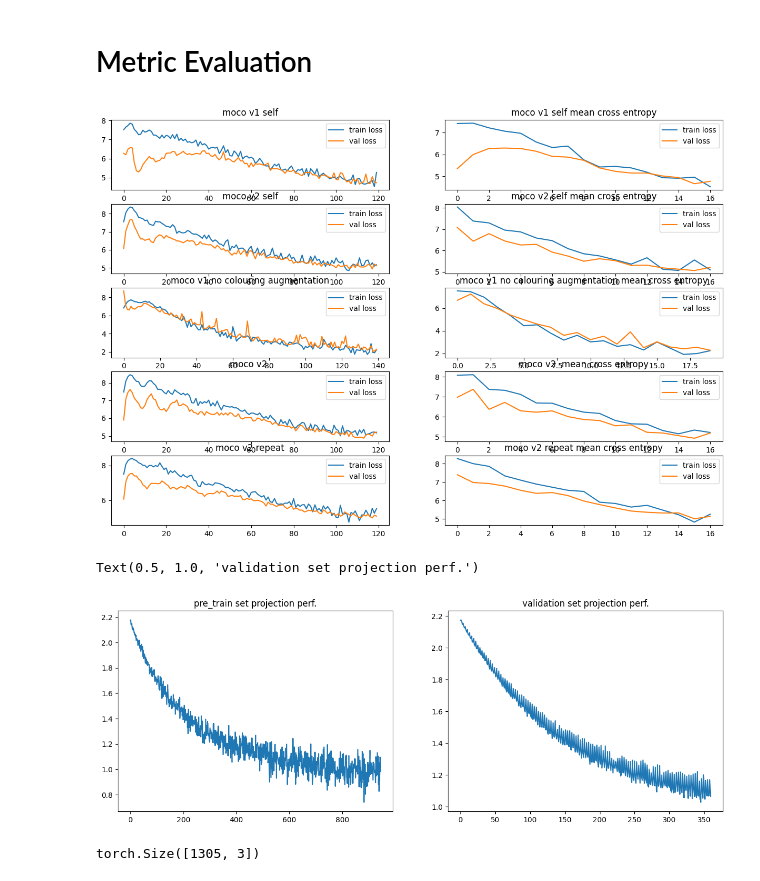
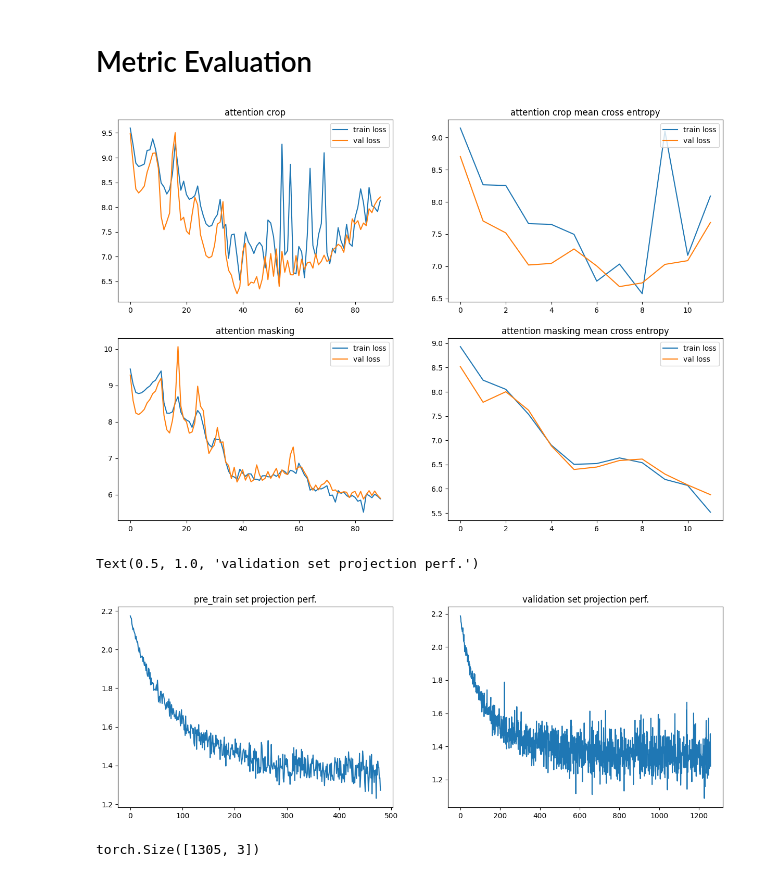
Before and after one commit to xu-shitong/Contrastive-Medical-Image-Classification, a Jupyter notebook: attention_perturb_moco/attention_perturb_moco.ipynb, the cells around one changed output. Drawn from its saved outputs; the diff is of its cells as text; code cells hidden in the pictures.

```diff
--- a/attention_perturb_moco/attention_perturb_moco.ipynb
+++ b/attention_perturb_moco/attention_perturb_moco.ipynb
@@ -757,51 +757,48 @@ def extract_float(file_name, start="Epoch"):
   return torch.tensor(l)
 
 # general propose plot
 file_names = [
-  "./epochs20_batch128_lr0.03_momentum0.9_loss-typeself_V2False_old.txt",
-  "./epochs20_batch128_lr0.03_momentum0.9_loss-typeself_V2True_old.txt",
-  "./epochs20_batch128_lr0.03_momentum0.9_loss-typeself_V2False_no-colouring_old.txt",
-  "./epochs20_batch128_lr0.03_momentum0.9_loss-typeself_V2True.txt",
-  "./70407_epochs20_batch128_lr0.03_momentum0.9_loss-typeself_V2True.txt"
+  "./71726_epochs15_batch128_lr0.03_momentum0.9_moco-momentum0.999_loss-typeself_V2True_att-infocrop-96-96.txt",
+  "./71727_epochs15_batch128_lr0.03_momentum0.9_moco-momentum0.999_loss-typeself_V2True_att-infomask-8-8.txt",
 ]
 fig, axarr = plt.subplots(len(file_names), 2, figsize=(15, 10))
-names = ["moco v1 self", "moco v2 self", "moco v1 no colouring augmentation", "moco v2 ", "moco v2 repeat"] # titles for each row of image, substitute of file name
+names = ["attention crop", "attention masking"] # titles for each row of image, substitute of file name
 for i, file_name in enumerate(file_names):
   losses = extract_float(file_name) # shape [iteration_number * print num per iteration, 8], only loss at index [5, 7] are useful for plot
   train_index = {} # additional plot other than losses
   val_index = {}
   mean_loss_index = [i * 7 + 6 for i in range(losses.shape[0] // 7)]
 
   for j, idx in enumerate(train_index):
     axarr[i, j+1].plot(losses[:, idx])
 
   for j, idx in enumerate(val_index):
     axarr[i, j+1].plot(losses[:, idx])
     axarr[i, j+1].set_title(train_index[idx])
 
   axarr[i, 0].plot(losses[:, 5], label="train loss")
   axarr[i, 0].plot(losses[:, 7], label="val loss")
   axarr[i, 0].set_title(names[i])
   axarr[i, 0].legend(loc="upper right")
 
 
   axarr[i, -1].plot(losses[mean_loss_index, 5], label="train loss")
   axarr[i, -1].plot(losses[mean_loss_index, 7], label="val loss")
   axarr[i, -1].set_title(names[i] + " mean cross entropy")
   axarr[i, -1].legend(loc="upper right")
 # %% [output]
-[figure, old version]
+[figure, new version]
 # %%
-file_name = "./70477_epochs20_batch128_lr0.03_momentum0.9_loss-typeself_V2True.txt"
+file_name = "./71727_epochs15_batch128_lr0.03_momentum0.9_moco-momentum0.999_loss-typeself_V2True_att-infomask-8-8.txt"
 fig, axarr = plt.subplots(1, 2, figsize=(15, 5))
 losses = extract_float(file_name, "classification loss: ")
-axarr[0].plot(losses[:945, 2])
+axarr[0].plot(losses[:480, 2])
 axarr[0].set_title("pre_train set projection perf.")
-axarr[1].plot(losses[945:, 2])
+axarr[1].plot(losses[480:, 2])
 axarr[1].set_title("validation set projection perf.")
 # %% [output]
 Text(0.5, 1.0, 'validation set projection perf.')
-[figure, old version]
+[figure, new version]
 # %%
 losses.shape
 # %% [output]
```
Also changed, not shown: 5 other files.
